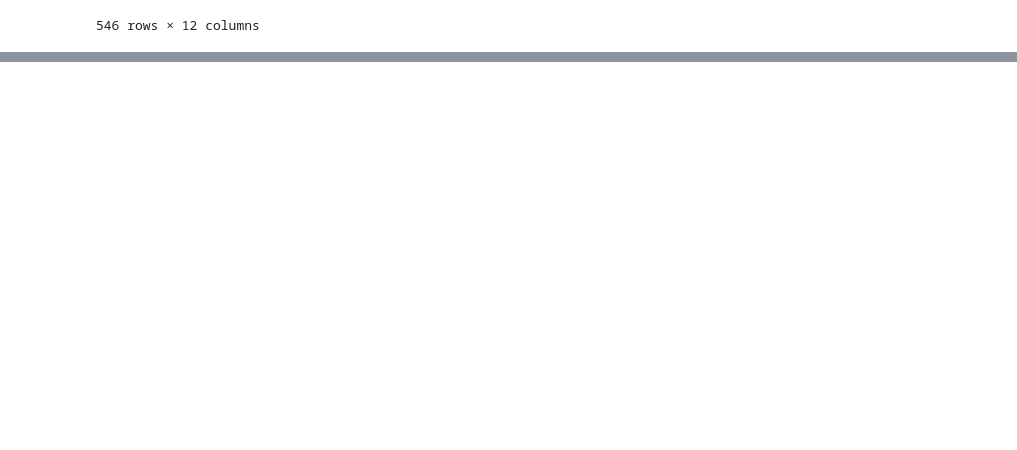
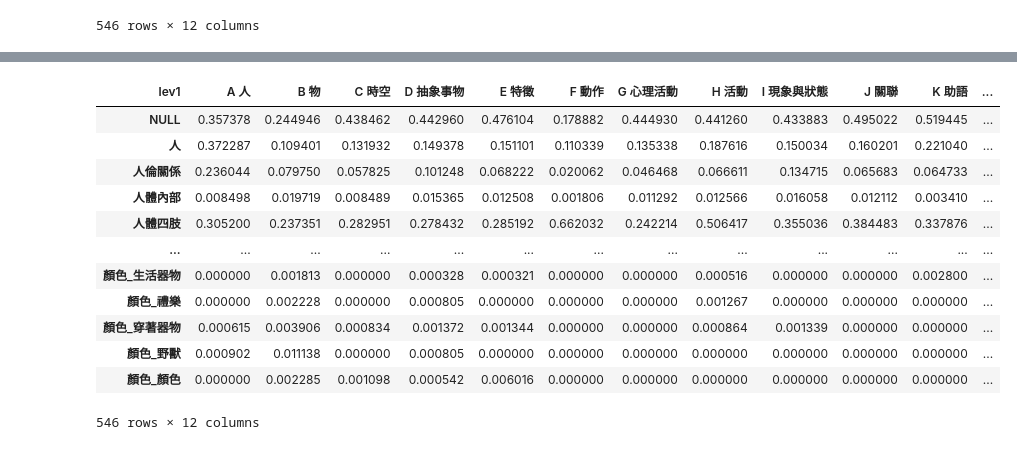
Before and after one commit to liao961120/cilin, a Jupyter notebook: etc/naive_bayes.ipynb, the cells around one changed output, grey strips where cells are left out. Saved outputs shown, nothing was run; the diff lists cells and outputs as text; code cells hidden in the pictures; blank space fills up the shorter version.

```diff
--- a/etc/naive_bayes.ipynb
+++ b/etc/naive_bayes.ipynb
@@ -135,0 +138,19 @@ plt.show()
+# %%
+# Tfidf matrix
+DTM = DocumentTermMatrix(Tagger, C, level=1)
+mat = pd.DataFrame(DTM.np.T, index=DTM.features, columns=DTM.df_tgt.lev1)
+mat
+# %% [output]
+| lev1 | A 人 | B 物 | C 時空 | D 抽象事物 | E 特徵 | F 動作 | G 心理活動 | H 活動 | I 現象與狀態 | J 關聯 | K 助語 | ... |
+| NULL | 0.357378 | 0.244946 | 0.438462 | 0.442960 | 0.476104 | 0.178882 | 0.444930 | 0.441260 | 0.433883 | 0.495022 | 0.519445 | ... |
+| 人 | 0.372287 | 0.109401 | 0.131932 | 0.149378 | 0.151101 | 0.110339 | 0.135338 | 0.187616 | 0.150034 | 0.160201 | 0.221040 | ... |
+| 人倫關係 | 0.236044 | 0.079750 | 0.057825 | 0.101248 | 0.068222 | 0.020062 | 0.046468 | 0.066611 | 0.134715 | 0.065683 | 0.064733 | ... |
+| 人體內部 | 0.008498 | 0.019719 | 0.008489 | 0.015365 | 0.012508 | 0.001806 | 0.011292 | 0.012566 | 0.016058 | 0.012112 | 0.003410 | ... |
+| 人體四肢 | 0.305200 | 0.237351 | 0.282951 | 0.278432 | 0.285192 | 0.662032 | 0.242214 | 0.506417 | 0.355036 | 0.384483 | 0.337876 | ... |
+| ... | ... | ... | ... | ... | ... | ... | ... | ... | ... | ... | ... | ... |
+| 顏色_生活器物 | 0.000000 | 0.001813 | 0.000000 | 0.000328 | 0.000321 | 0.000000 | 0.000000 | 0.000516 | 0.000000 | 0.000000 | 0.002800 | ... |
+| 顏色_禮樂 | 0.000000 | 0.002228 | 0.000000 | 0.000805 | 0.000000 | 0.000000 | 0.000000 | 0.001267 | 0.000000 | 0.000000 | 0.000000 | ... |
+| 顏色_穿著器物 | 0.000615 | 0.003906 | 0.000834 | 0.001372 | 0.001344 | 0.000000 | 0.000000 | 0.000864 | 0.001339 | 0.000000 | 0.000000 | ... |
+| 顏色_野獸 | 0.000902 | 0.011138 | 0.000000 | 0.000805 | 0.000000 | 0.000000 | 0.000000 | 0.000000 | 0.000000 | 0.000000 | 0.000000 | ... |
+| 顏色_顏色 | 0.000000 | 0.002285 | 0.001098 | 0.000542 | 0.006016 | 0.000000 | 0.000000 | 0.000000 | 0.000000 | 0.000000 | 0.000000 | ... |
+546 rows × 12 columns
```
Also changed, not shown: parts of 3 cells of this notebook.
